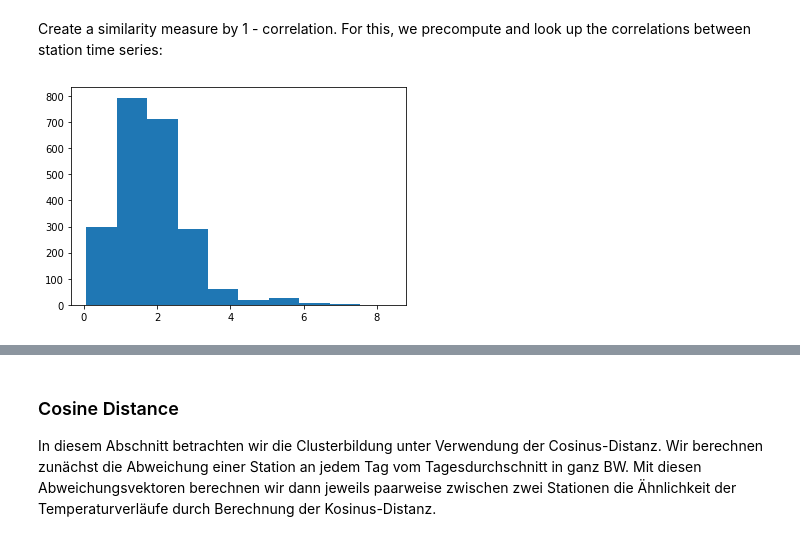
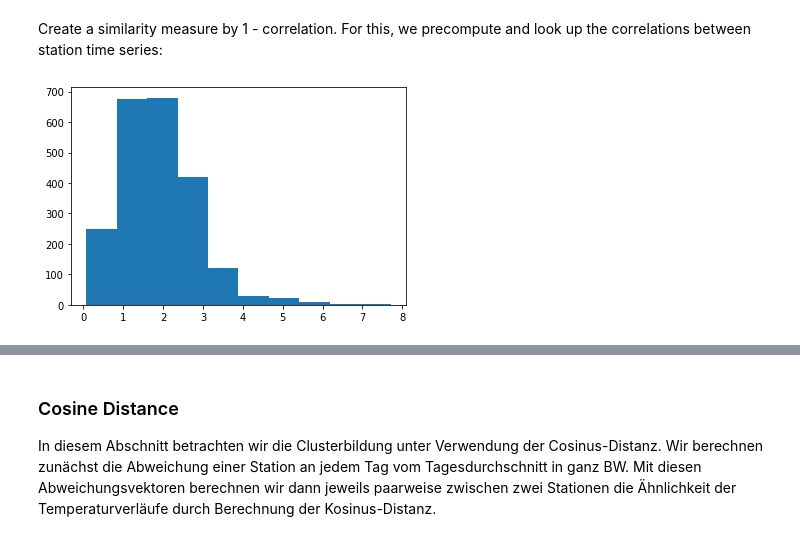
Before and after one commit to Gerdome/psda-group4-assignment-2, a Jupyter notebook: Clustering_Correlation.ipynb, the cells around one changed output, grey strips where cells are left out. Cells and saved outputs as stored; diff of their text form; code cells hidden in the pictures.

```diff
--- a/Clustering_Correlation.ipynb
+++ b/Clustering_Correlation.ipynb
@@ -127,17 +129,17 @@ Create a similarity measure by 1 - correlation. For this, we precompute and look
 # %%
 corr = tdf.transpose().corr()
 corr = corr.fillna(1)
 
 def corrdist(x_id, y_id):
   return 1 - corr.loc[x_id[0], y_id[0]]
 
 idx = tdf.index.to_frame()
 C = DBSClusterer(stations, idx, corrdist)
-C.setDistWeights(w_dist=1, w_tdist=40)
+C.setDistWeights(w_dist=1, w_tdist=35)
+#C.setDistWeights(w_dist=1, w_tdist=0)
+C.distPlot()
+# %% [output]
+[figure, added]
-# %%
-C.distPlot()
-# %% [output]
-[figure, removed]
 # %%
 C.findEps()
 # %% [output]
```
Also changed, not shown: parts of 6 cells of this notebook.
